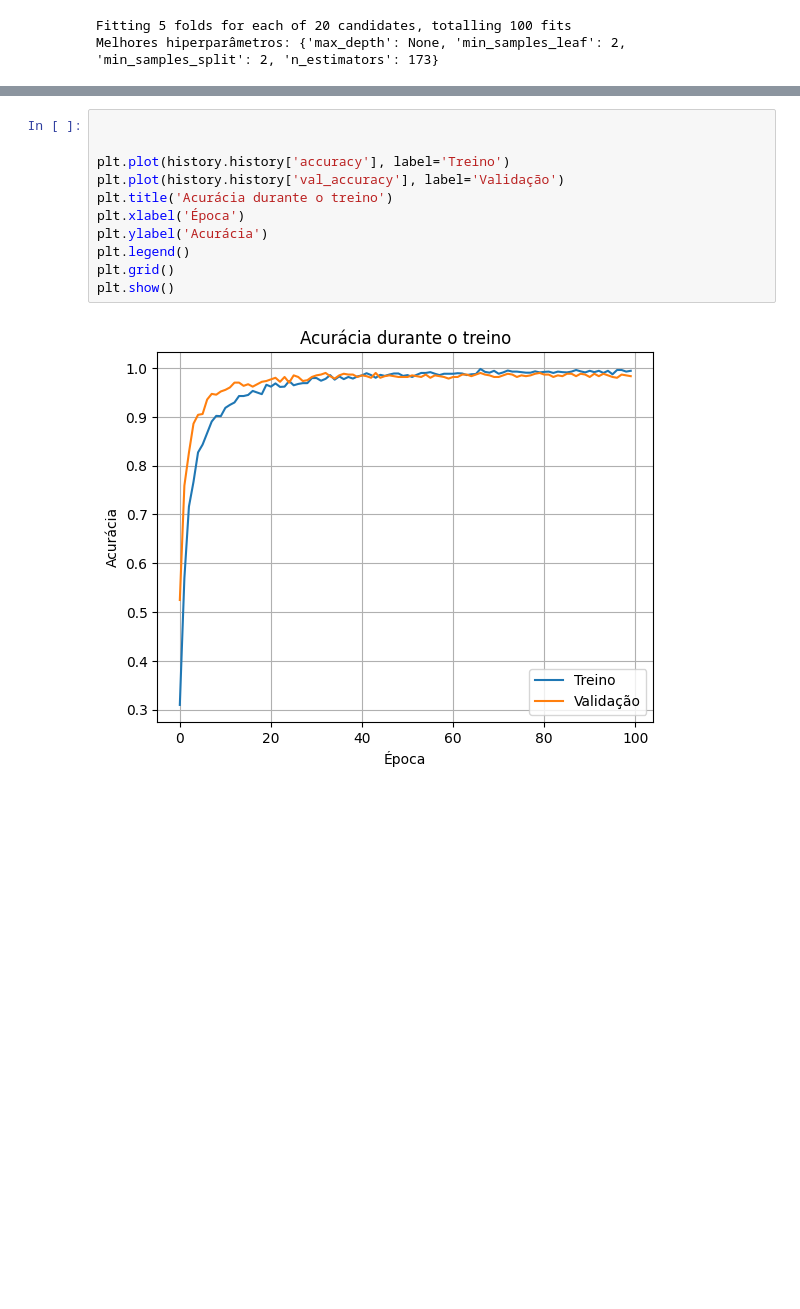
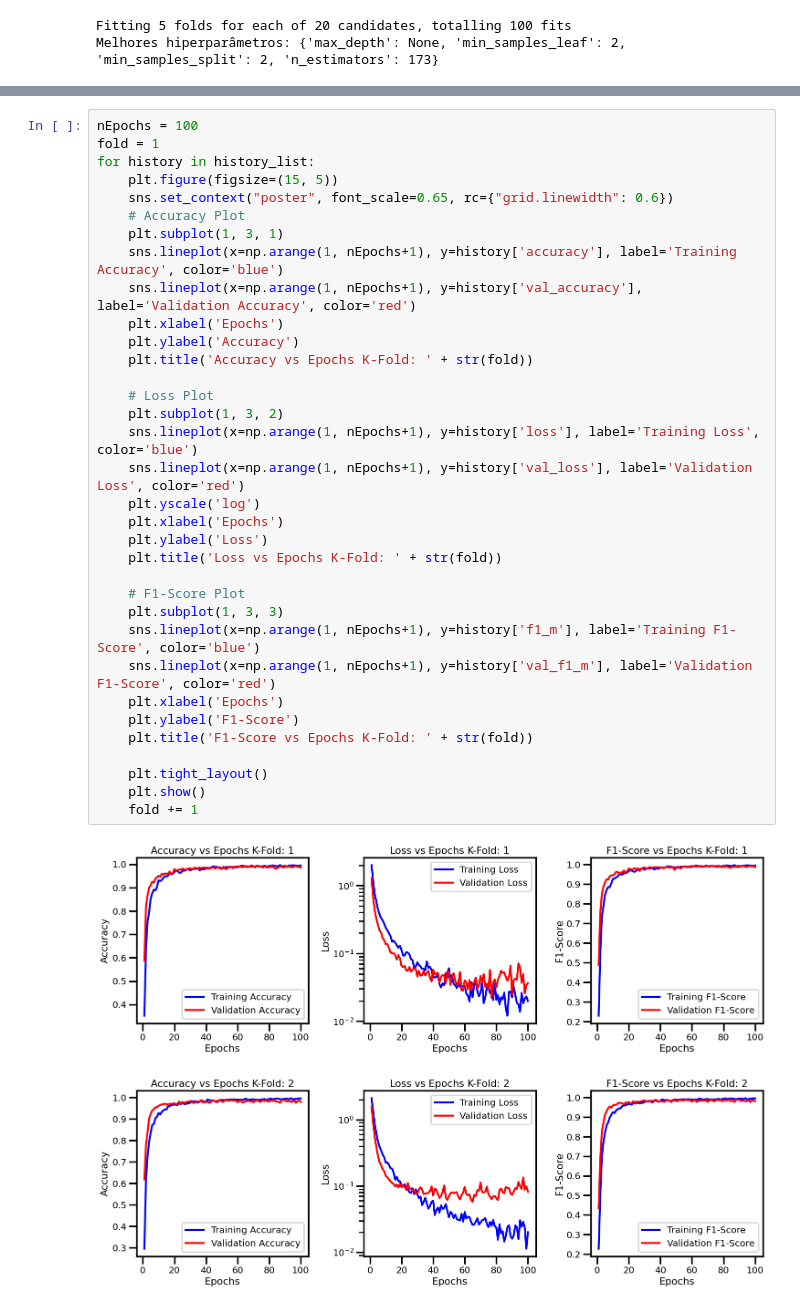
Before and after one commit to Leandro-Bandeira/instrument_identifier, a Jupyter notebook: instrument_identifier.ipynb, the cells around one changed output, grey strips where cells are left out. Drawn from its saved outputs; the diff is of its cells as text; blank space fills up the shorter version.

```diff
--- a/instrument_identifier.ipynb
+++ b/instrument_identifier.ipynb
@@ -509,16 +601,40 @@ Model: "sequential"
  Trainable params: 19,630 (76.68 KB)
  Non-trainable params: 0 (0.00 B)
  Optimizer params: 39,262 (153.37 KB)
-# %%
-
-
-plt.plot(history.history['accuracy'], label='Treino')
-plt.plot(history.history['val_accuracy'], label='Validação')
-plt.title('Acurácia durante o treino')
-plt.xlabel('Época')
-plt.ylabel('Acurácia')
-plt.legend()
-plt.grid()
-plt.show()
-# %% [output]
-[figure, removed]
+# %%
+nEpochs = 100
+fold = 1
+for history in history_list:
+    plt.figure(figsize=(15, 5))
+    sns.set_context("poster", font_scale=0.65, rc={"grid.linewidth": 0.6})
+    # Accuracy Plot
+    plt.subplot(1, 3, 1)
+    sns.lineplot(x=np.arange(1, nEpochs+1), y=history['accuracy'], label='Training Accuracy', color='blue')
+    sns.lineplot(x=np.arange(1, nEpochs+1), y=history['val_accuracy'], label='Validation Accuracy', color='red')
+    plt.xlabel('Epochs')
+    plt.ylabel('Accuracy')
+    plt.title('Accuracy vs Epochs K-Fold: ' + str(fold))
+
+    # Loss Plot
+    plt.subplot(1, 3, 2)
+    sns.lineplot(x=np.arange(1, nEpochs+1), y=history['loss'], label='Training Loss', color='blue')
+    sns.lineplot(x=np.arange(1, nEpochs+1), y=history['val_loss'], label='Validation Loss', color='red')
+    plt.yscale('log')
+    plt.xlabel('Epochs')
+    plt.ylabel('Loss')
+    plt.title('Loss vs Epochs K-Fold: ' + str(fold))
+
+    # F1-Score Plot
+    plt.subplot(1, 3, 3)
+    sns.lineplot(x=np.arange(1, nEpochs+1), y=history['f1_m'], label='Training F1-Score', color='blue')
+    sns.lineplot(x=np.arange(1, nEpochs+1), y=history['val_f1_m'], label='Validation F1-Score', color='red')
+    plt.xlabel('Epochs')
+    plt.ylabel('F1-Score')
+    plt.title('F1-Score vs Epochs K-Fold: ' + str(fold))
+
+    plt.tight_layout()
+    plt.show()
+    fold += 1
+# %% [output]
+[figure, added]
+[figure, added]
```
Also changed, not shown: parts of 13 cells of this notebook.
